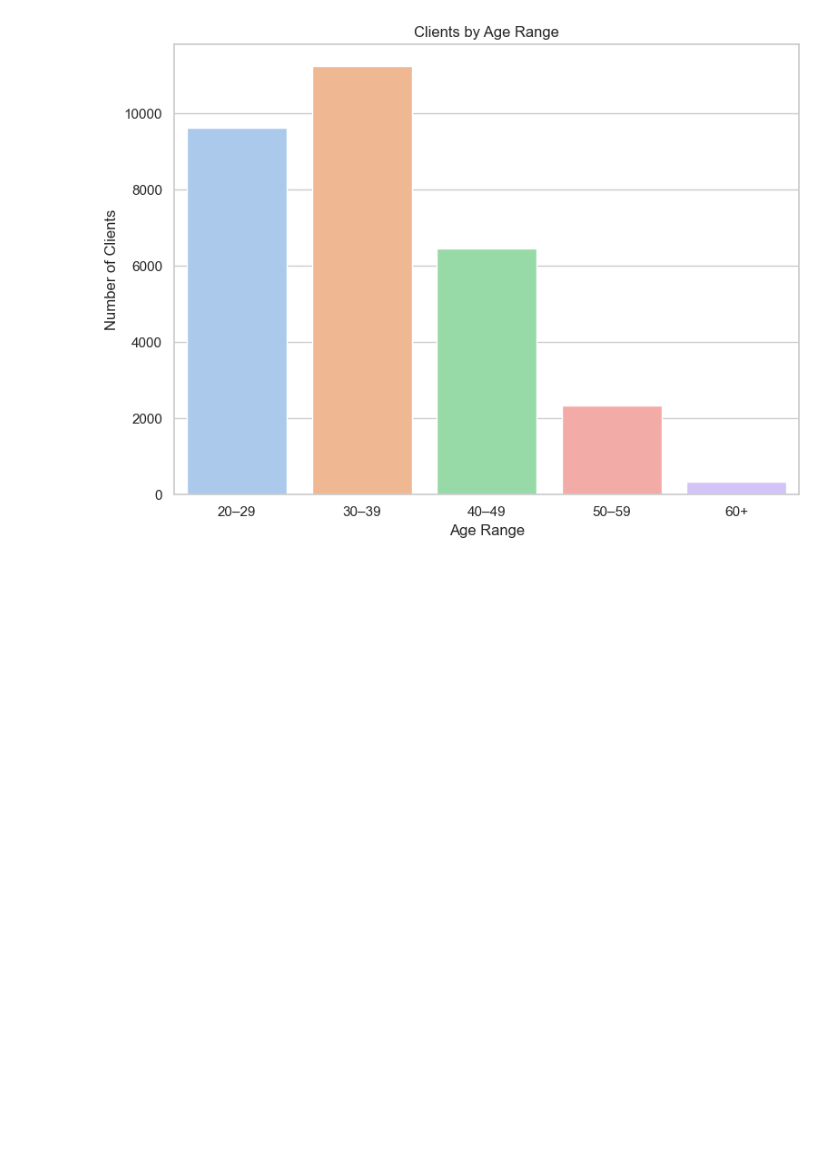
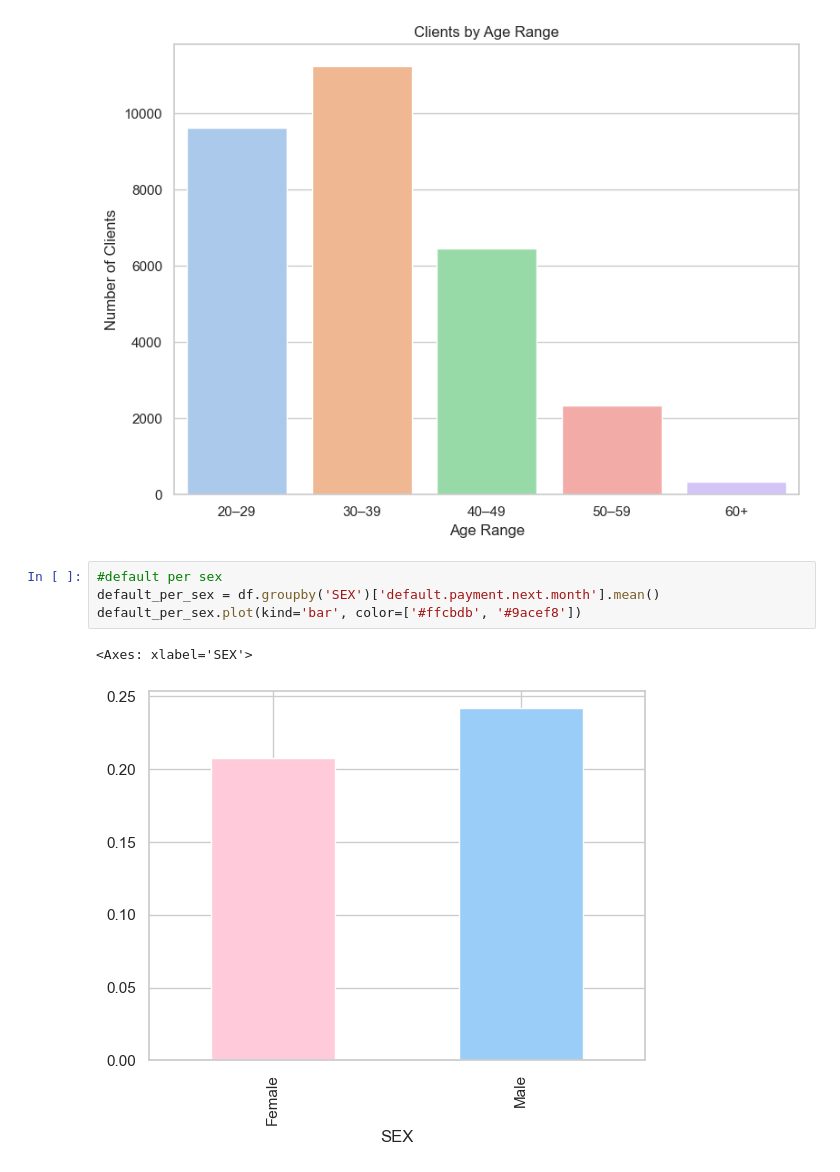
Before and after one commit to idribeir0/Credit_Analysis, a Jupyter notebook: notebooks/02_eda.ipynb, the cells around one changed output. Saved outputs shown, nothing was run; the diff lists cells and outputs as text; blank space fills up the shorter version.

```diff
--- a/notebooks/02_eda.ipynb
+++ b/notebooks/02_eda.ipynb
@@ -60,3 +61,10 @@ plt.tight_layout()
 plt.show()
 # %% [output]
 [figure]
+# %%
+#default per sex
+default_per_sex = df.groupby('SEX')['default.payment.next.month'].mean()
+default_per_sex.plot(kind='bar', color=['#ffcbdb', '#9acef8'])
+# %% [output]
+<Axes: xlabel='SEX'>
+[figure, added]
```
Also changed, not shown: parts of 2 cells of this notebook.
